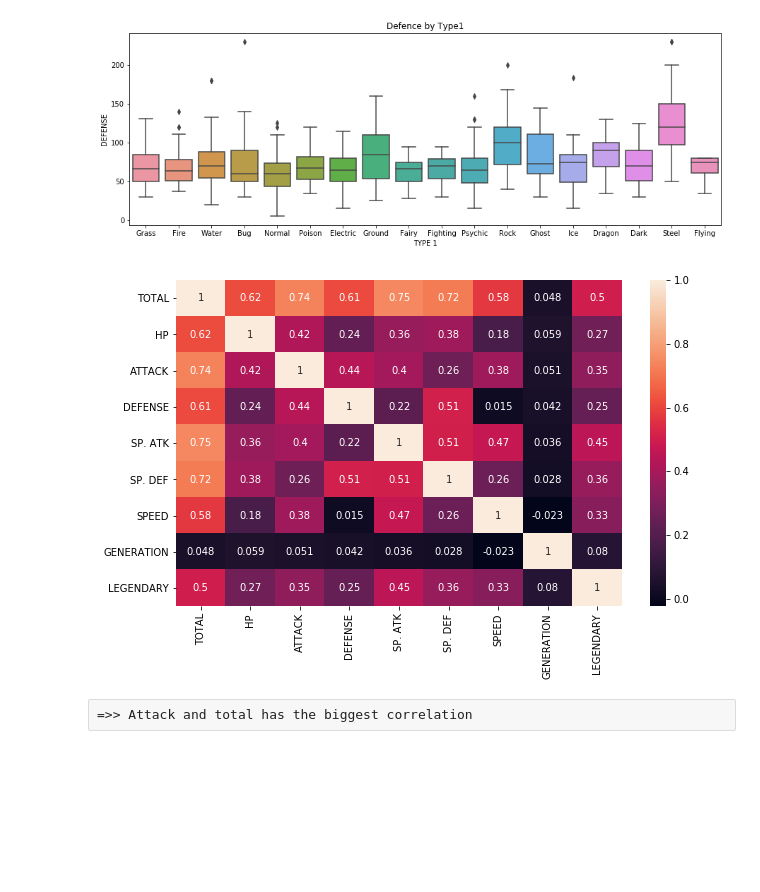
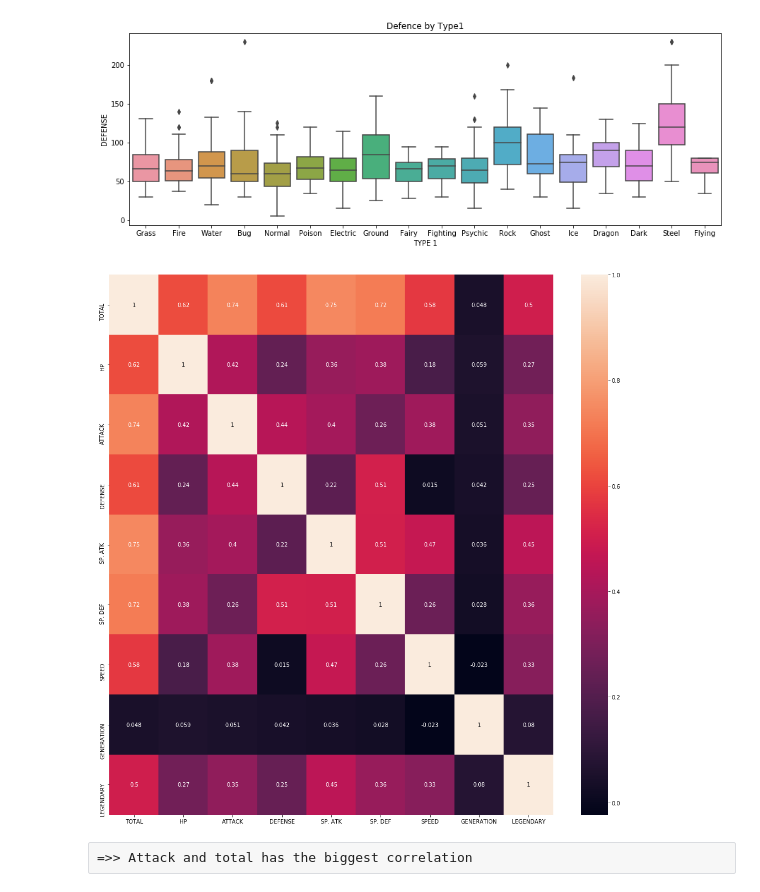
Before and after one commit to tqd0109/MachineLearningBeginner, a Jupyter notebook: Final Project/Final Project.ipynb, the cells around one changed output. Drawn from its saved outputs; the diff is of its cells as text; code cells hidden in the pictures; blank space fills up the shorter version.

```diff
--- a/Final Project/Final Project.ipynb
+++ b/Final Project/Final Project.ipynb
@@ -331,11 +333,11 @@ plt.show()
 [figure]
 # %%
 # Find the correlation between each attribute
-plt.figure(figsize = (10,6))
+plt.figure(figsize = (18,18))
 sns.heatmap(pokemon.corr(),annot=True)
 plt.show()
 # %% [output]
-[figure, old version]
+[figure, new version]
 # %% [raw]
 =>> Attack and total has the biggest correlation
 # %%
```
Also changed, not shown: parts of 6 cells of this notebook, 3 other files.
